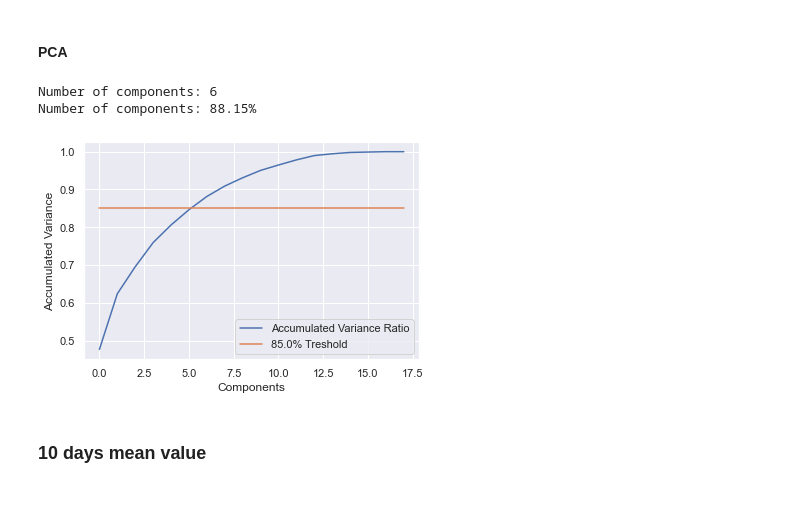
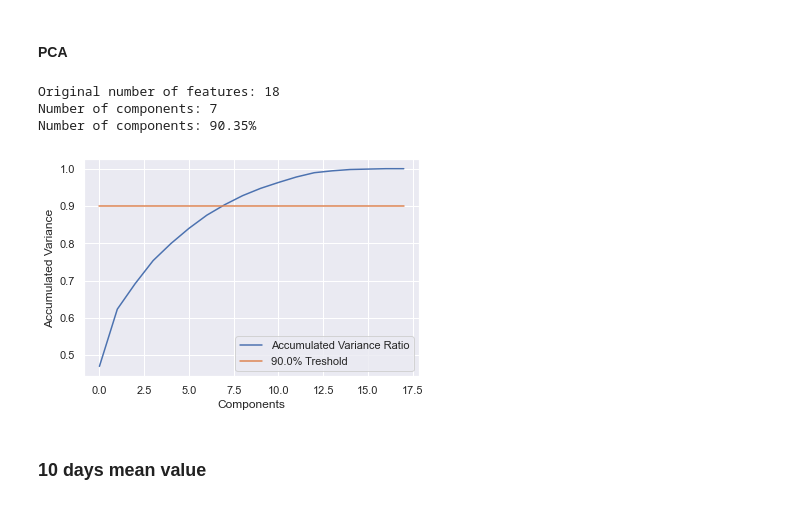
Before and after one commit to pratikgirigoswami/Player-Performance-Improvement-Prediction, a Jupyter notebook: Data Gathering/dataset.ipynb, the cells around one changed output. Drawn from its saved outputs; the diff is of its cells as text; code cells hidden in the pictures.

```diff
--- a/Data Gathering/dataset.ipynb
+++ b/Data Gathering/dataset.ipynb
@@ -532,9 +583,7 @@ X_single_values_test = scaler.transform(X_single_values_test)
 # %%
 def get_PCA(X_train, X_test, min_acc_variance):
     pca = PCA()
-    pca_components = pca.fit(X_train)
     X_train_pca = pca.fit_transform(X_train)
-    pca.explained_variance_ratio_
 
     explained_variance_ratio_acc = []
     sum = 0
@@ -550,12 +599,12 @@ def get_PCA(X_train, X_test, min_acc_variance):
     grp.set(xlabel="Components", ylabel = "Accumulated Variance")
 
     pca = PCA(n_components=n_components)
-    pca_components = pca.fit(X_train)
     X_train_pca = pca.fit_transform(X_train)
     X_test_pca = pca.transform(X_test)
 
+    print(f'Original number of features: {X_train.shape[1]}')
     print(f'Number of components: {n_components}')
     print(f'Number of components: {round(explained_variance_ratio_acc[n_components]*100, 2)}%')
 
-    return X_train_pca, X_test_pca
+    return X_train_pca, X_test_pca, pca
 # %%
@@ -599,4 +647,5 @@ y = mean_5_games_df['Draftkings next game score']
 # %%
+y_mean_5_games = mean_5_games_df['Draftkings next game score']
 X_mean_5_games = mean_5_games_df.drop(columns_to_drop, axis=1)
 X_mean_5_games.head(3)
 # %% [output]
@@ -607,21 +656,22 @@ X_mean_5_games.head(3)
 # %% [markdown]
 #### Split the dataset
 # %%
-X_mean_5_games_train, X_mean_5_games_test, y_mean_5_games_train, y_mean_5_games_test = train_test_split(X_mean_5_games, y, test_size=0.2, random_state=0)
+X_mean_5_games_train, X_mean_5_games_test, y_mean_5_games_train, y_mean_5_games_test = train_test_split(X_mean_5_games, y_mean_5_games, test_size=0.2, random_state=0)
 # %% [markdown]
 #### Standard Scaler
 # %%
-scaler = StandardScaler()
-X_mean_5_games_train = scaler.fit_transform(X_mean_5_games_train)
-X_mean_5_games_test = scaler.transform(X_mean_5_games_test)
+scaler_mean_5_games = StandardScaler()
+X_mean_5_games_train = scaler_mean_5_games.fit_transform(X_mean_5_games_train)
+X_mean_5_games_test = scaler_mean_5_games.transform(X_mean_5_games_test)
 # %% [markdown]
 #### PCA
 # %%
-X_mean_5_games_train_pca, X_mean_5_games_test_pca = get_PCA(X_mean_5_games_train, X_mean_5_games_test, 0.85)
+X_mean_5_games_train_pca, X_mean_5_games_test_pca, pca_mean_5_games = get_PCA(X_mean_5_games_train, X_mean_5_games_test, 0.9)
 # %% [output]
-Number of components: 6
-Number of components: 88.15%
+Original number of features: 18
+Number of components: 7
+Number of components: 90.35%
-[figure, old version]
+[figure, new version]
 # %% [markdown]
 ### 10 days mean value
 # %% [markdown]
```
Also changed, not shown: parts of 69 cells of this notebook, 24 other files.
